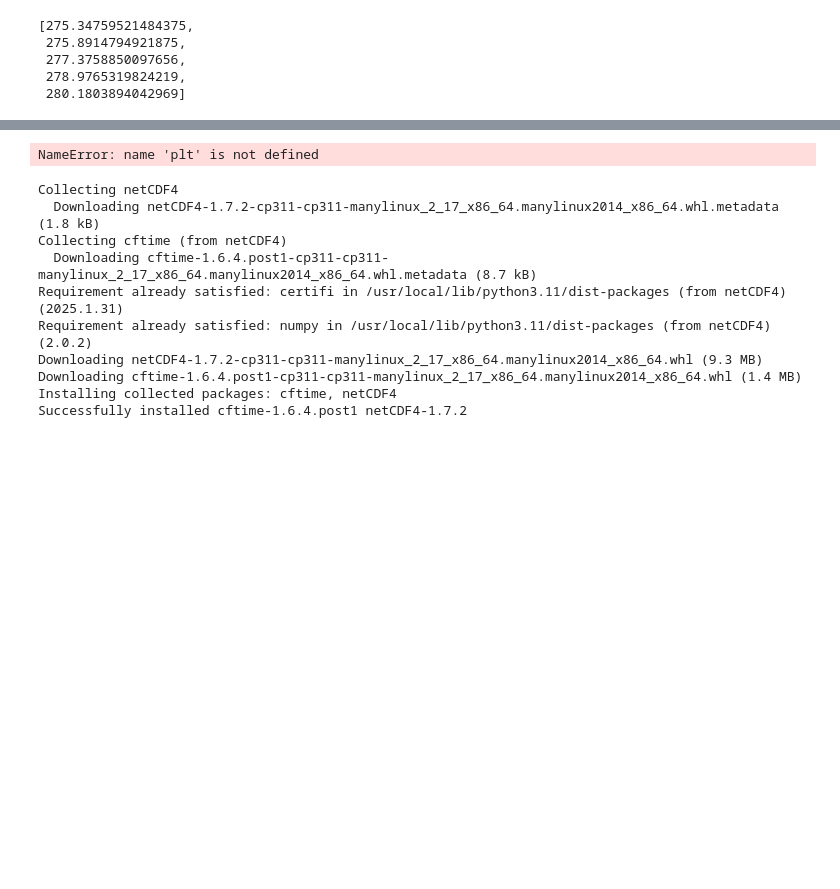
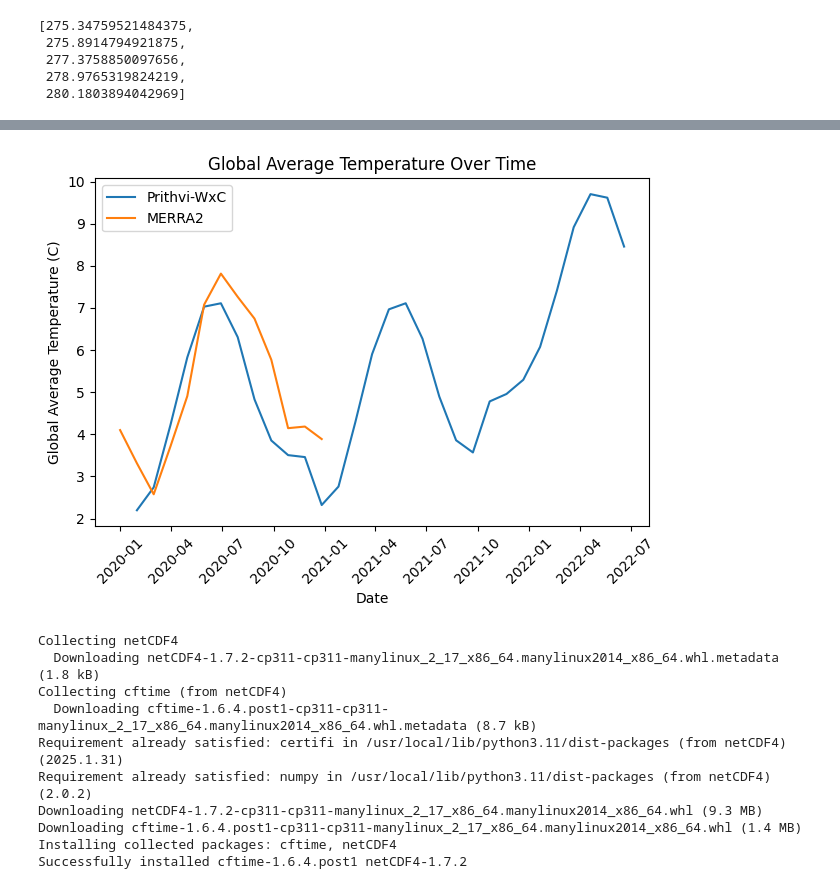
Before and after one commit to seangtkelley/Prithvi-WxC, a Jupyter notebook: examples/PrithviWxC_rollout_extended.ipynb, the cells around one changed output, grey strips where cells are left out. Saved outputs shown, nothing was run; the diff lists cells and outputs as text; code cells hidden in the pictures; blank space fills up the shorter version.

```diff
--- a/examples/PrithviWxC_rollout_extended.ipynb
+++ b/examples/PrithviWxC_rollout_extended.ipynb
@@ -600,10 +595,14 @@ NameError: name 'merra2_sfc_files' is not defined
 # %%
 import xarray as xr
 
+merra2_dates = []
 merra2_global_means = []
 for filepath in merra2_sfc_files:
   try:
-    print(filepath)
+    # get the date of the file from the filename
+    date_str = filepath.split("/")[-1].split(".")[0].split("_")[-1]
+    merra2_dates.append(datetime.strptime(date_str, "%Y%m%d"))
+
     ds = xr.open_dataset(filepath)
 
     # query the dataset for the T2M variable
@@ -612,22 +611,20 @@ for filepath in merra2_sfc_files:
     ds.close() # Important to close the dataset
   except Exception as e:
     print(f"Error loading {filepath}: {e}")
-# %%
-merra2_global_means.extend([None]*(len(checkpoint_files) - len(merra2_global_means)))
-# %%
-df["merra2_global_means"] = merra2_global_means
+# %%
+merra2_df = pd.DataFrame({'timestamp': merra2_dates, 'merra2_global_means': merra2_global_means})
 # %%
-plt.plot(df.index, df.global_avg_temp, label="Prithvi-WxC")
-plt.plot(df.index, df.merra2_global_means, label="MERRA2")
+plt.plot(df.timestamp, df.global_avg_temp, label="Prithvi-WxC")
+plt.plot(merra2_df.timestamp, merra2_df.merra2_global_means, label="MERRA2")
 plt.legend()
 plt.xlabel("Date")
 plt.ylabel("Global Average Temperature (C)")
 plt.title("Global Average Temperature Over Time")
 plt.xticks(rotation=45)
 plt.tight_layout()
 plt.show()
 # %% [output]
-NameError: name 'plt' is not defined
+[figure, added]
 # %%
 !pip install netCDF4
 # %% [output]
```
Also changed, not shown: parts of 8 cells of this notebook.
